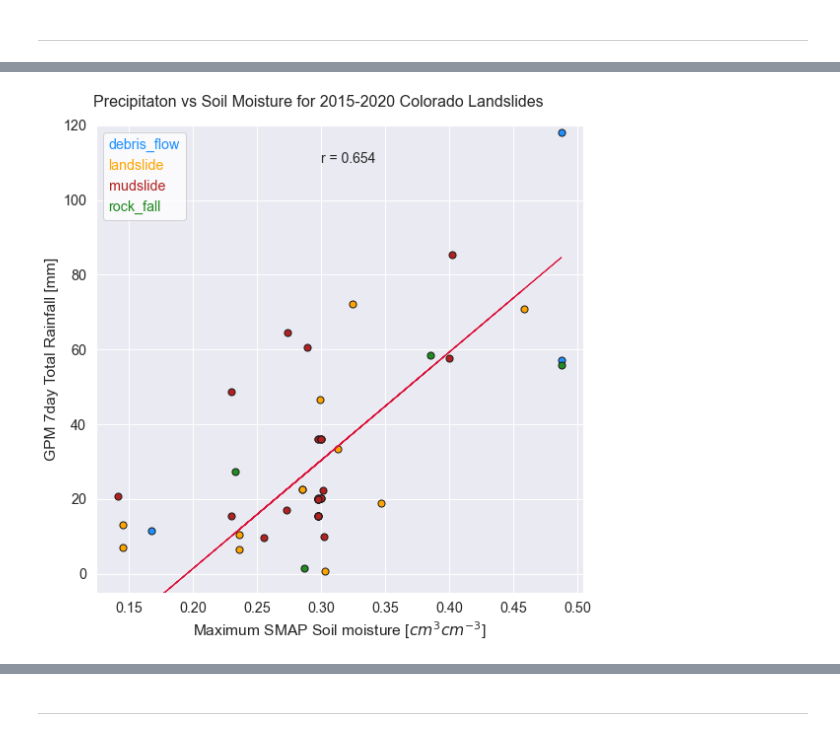
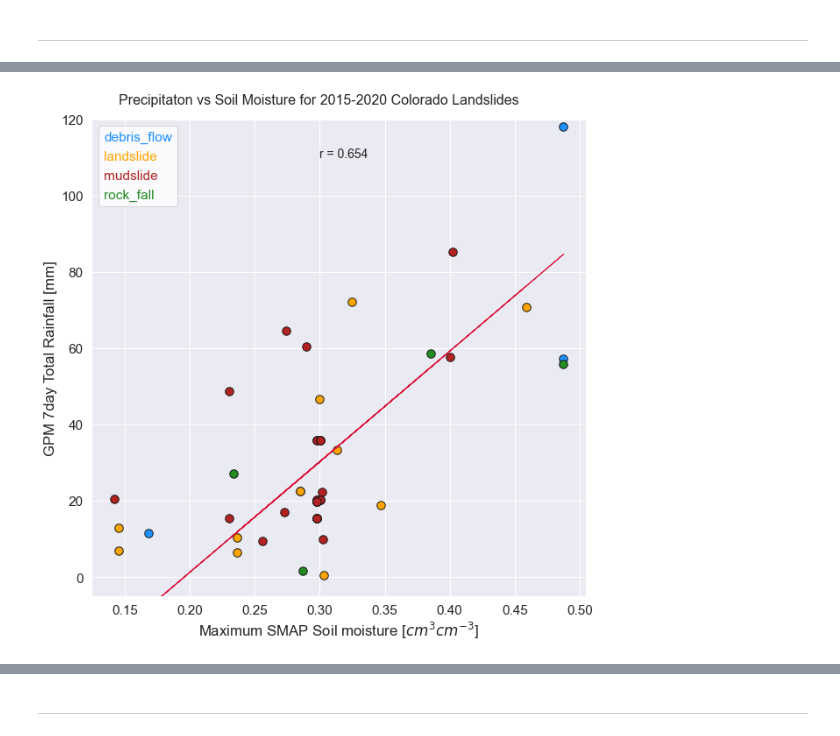
Before and after one commit to jacquiewitte/capstone-landslides-soilmoisture, a Jupyter notebook: presentations/Jacquie-Witte_CapstoneBlogPost_final.ipynb, the cells around one changed output, grey strips where cells are left out. Saved outputs shown, nothing was run; the diff lists cells and outputs as text; code cells hidden in the pictures.

```diff
--- a/presentations/Jacquie-Witte_CapstoneBlogPost_final.ipynb
+++ b/presentations/Jacquie-Witte_CapstoneBlogPost_final.ipynb
@@ -2,7 +2,7 @@
 ## Author: Jacquelyn Witte
 # %%
 import os
-os.system('jupyter nbconvert --to html --no-input Jacquie-Witte_CapstoneBlogpost_final.ipynb')
+#os.system('jupyter nbconvert --to html --no-input Jacquie-Witte_CapstoneBlogpost_final.ipynb')
 
 import earthpy as et
 import folium
@@ -19,6 +19,6 @@ import warnings
 warnings.filterwarnings('ignore')
 
 # Prettier plotting with seaborn
-sns.set(font_scale=1.3)
+sns.set(font_scale=1.4)
 
 %matplotlib inline
@@ -289,17 +287,17 @@ colors = ['dodgerblue',  'orange', 'firebrick', 'forestgreen', 'k', 'purple']
 category = dict(zip(np.unique(landslide_df['landslide_category']), colors))
 
 # Create a scatter plot
-fig, ax1 = plt.subplots(figsize=(8, 8))
+fig, ax1 = plt.subplots(figsize=(9, 9))
 
 # GPM daily precip vs SMAP & ESA
 for id, df in landslide_df.groupby("landslide_id"):
     for cat in category:
         if df['landslide_category'][0] == cat:
             ax1.scatter(df['smap_sm'], df['gpm_7day_accum_mm'],
-                        edgecolor='k', s=50.0,
+                        edgecolor='k', s=90.0,
                         color=category[cat])
             ax1.scatter(df['smap_sm'], df['imerg_7day_accum_mm'],
-                        edgecolor='k', s=50.0,
+                        edgecolor='k', s=90.0,
                         color=category[cat])
 
 # calculate the linear trend
@@ -328,31 +326,31 @@ trend_mean_text = 'slope: '+str('{:.2f}'.format(slope)) + \
 
 # plot the linear trend
 ax1.plot(landslide_df['smap_sm'],
          intercept + slope*landslide_df['smap_sm'],
          color='crimson',
          linewidth=1.0)
 
 ax1.set(xlabel='Maximum SMAP Soil moisture [$cm^3 cm^{-3}$]',
         ylabel='GPM 7day Total Rainfall [mm]')
 ax1.set_ylim(-5, 120)
 
 # Add the correlation
 corr, p_value = st.pearsonr(xx, yy)
 ax1.text(0.3, 110, "r = {:.3f}".format(corr), fontsize=14)
 
 # Add legend
 leg = ax1.legend(handlelength=0, handletextpad=0, fancybox=True,
                  labels=category, labelcolor=colors, facecolor='white')
 for item in leg.legendHandles:
     item.set_visible(False)
 
 # add an overall caption
 fig.suptitle(
     'Precipitaton vs Soil Moisture for 2015-2020 Colorado Landslides',
     fontsize=16
 )
 
 
 plt.tight_layout()
 # %% [output]
-[figure, old version]
+[figure, new version]
```
Also changed, not shown: parts of 18 cells of this notebook, 1 other file.
